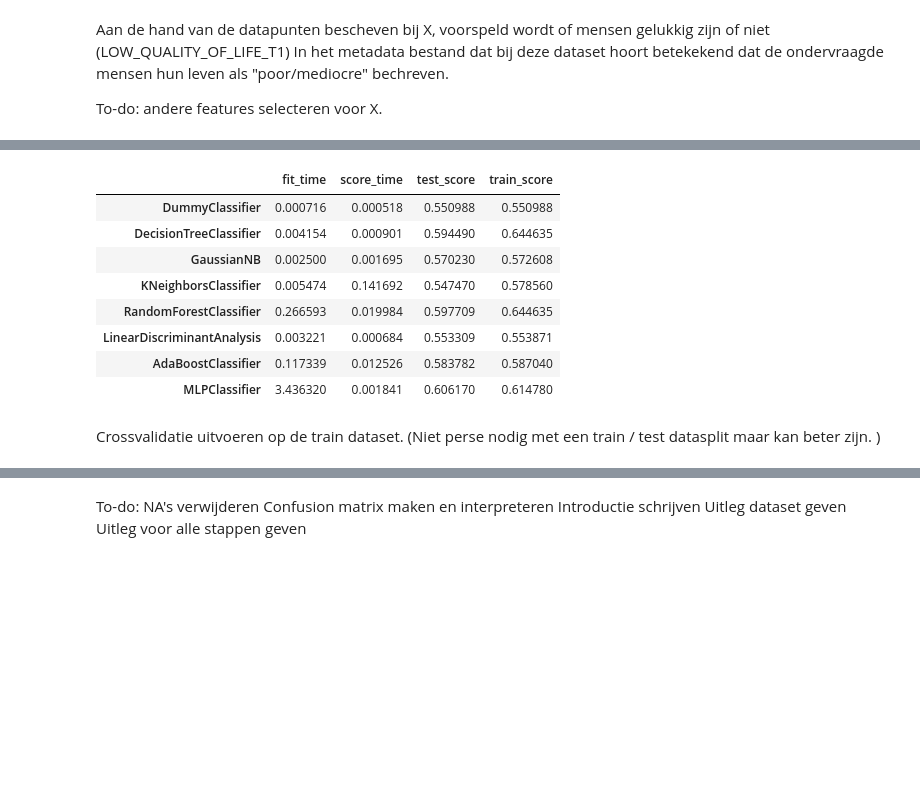
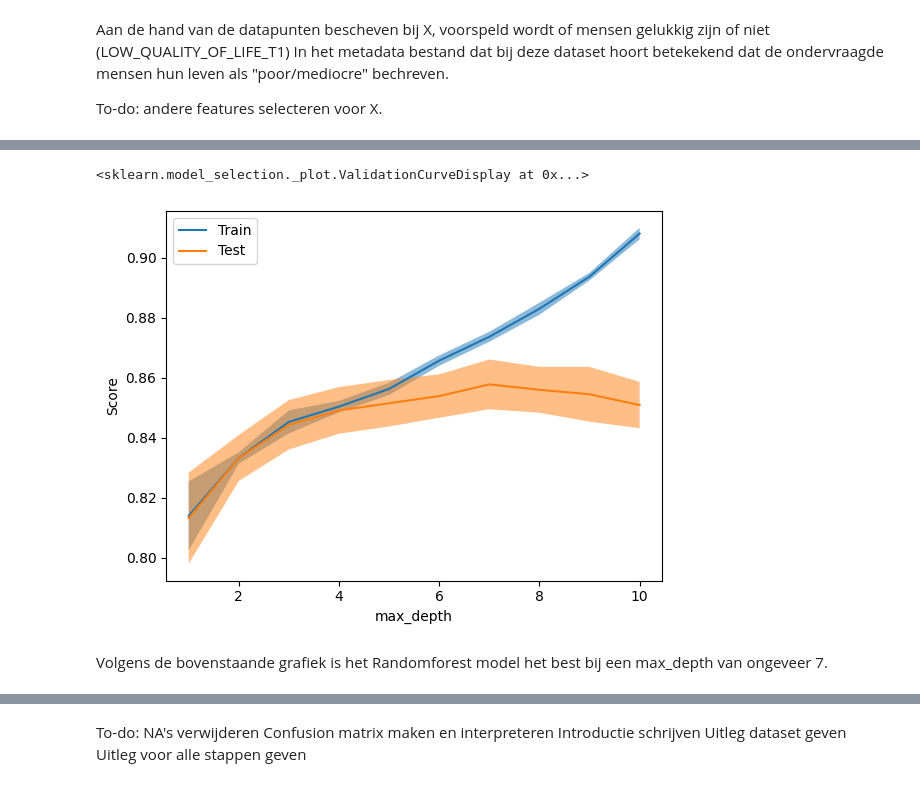
Before and after one commit to Fl-ris/Lifelines_Classifier, a Jupyter notebook: Lifelines_classifier.ipynb, the cells around one changed output, grey strips where cells are left out. Saved outputs shown, nothing was run; the diff lists cells and outputs as text; code cells hidden in the pictures; blank space fills up the shorter version.

```diff
--- a/Lifelines_classifier.ipynb
+++ b/Lifelines_classifier.ipynb
@@ -331,26 +385,14 @@ Passing `palette` without assigning `hue` is deprecated and will be removed in v
 # %%
 # Cross-validatie
-from sklearn.model_selection import cross_validate
+# from sklearn.model_selection import cross_validate
 
-metric_scores = {}
-for model in models:
-    scores = cross_validate(model(), X_train, y_train, return_train_score=True)
-    for key, val in scores.items():
-        scores[key] = val.mean()
-    metric_scores[f"{model.__name__}"] = scores
+# metric_scores = {}
+# for model in models:
+#     scores = cross_validate(model(), X_train_smote, y_train_smote, return_train_score=True)
+#     for key, val in scores.items():
+#         scores[key] = val.mean()
+#     metric_scores[f"{model.__name__}"] = scores
 
-pd.DataFrame(metric_scores).T
+# pd.DataFrame(metric_scores).T
-# %% [output]
-|  | fit_time | score_time | test_score | train_score |
-| DummyClassifier | 0.000716 | 0.000518 | 0.550988 | 0.550988 |
-| DecisionTreeClassifier | 0.004154 | 0.000901 | 0.594490 | 0.644635 |
-| GaussianNB | 0.002500 | 0.001695 | 0.570230 | 0.572608 |
-| KNeighborsClassifier | 0.005474 | 0.141692 | 0.547470 | 0.578560 |
-| RandomForestClassifier | 0.266593 | 0.019984 | 0.597709 | 0.644635 |
-| LinearDiscriminantAnalysis | 0.003221 | 0.000684 | 0.553309 | 0.553871 |
-| AdaBoostClassifier | 0.117339 | 0.012526 | 0.583782 | 0.587040 |
-| MLPClassifier | 3.436320 | 0.001841 | 0.606170 | 0.614780 |
-# %% [markdown]
-Crossvalidatie uitvoeren op de train dataset. (Niet perse nodig met een train / test datasplit maar kan beter zijn. )
 # %%
 # from sklearn.feature_selection import SelectKBest
@@ -394,3 +402,17 @@ y_pred = model.predict(X_test)
+# %%
+from sklearn.utils import shuffle
+from sklearn.model_selection import ValidationCurveDisplay, validation_curve
+
+X_randomforest_validation_curve, y_randomforest_validation_curve = shuffle(X_test_onehot, y_test, random_state=0)
+ValidationCurveDisplay.from_estimator(
+    RandomForestClassifier(), X_randomforest_validation_curve, y_randomforest_validation_curve,
+    param_name="max_depth", param_range=np.array([1,2,3, 4, 5, 6, 7, 8, 9 ,10])
+)
+# %% [output]
+<sklearn.model_selection._plot.ValidationCurveDisplay at 0x...>
+[figure, added]
+# %% [markdown]
+Volgens de bovenstaande grafiek is het Randomforest model het best bij een max_depth van ongeveer 7.
 # %%
 from sklearn.metrics import confusion_matrix, accuracy_score, RocCurveDisplay
 
```
Also changed, not shown: parts of 32 cells of this notebook.
